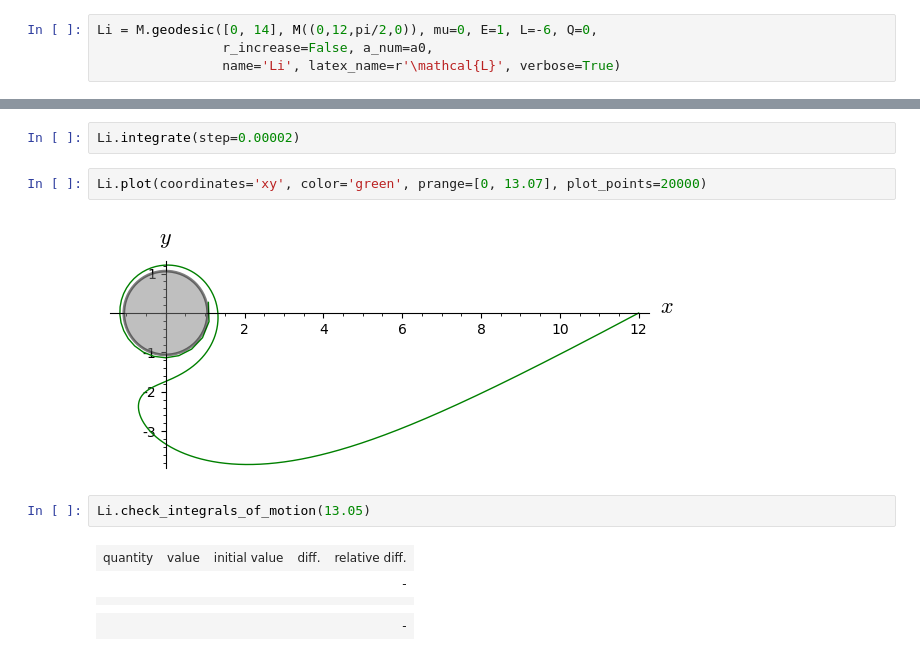
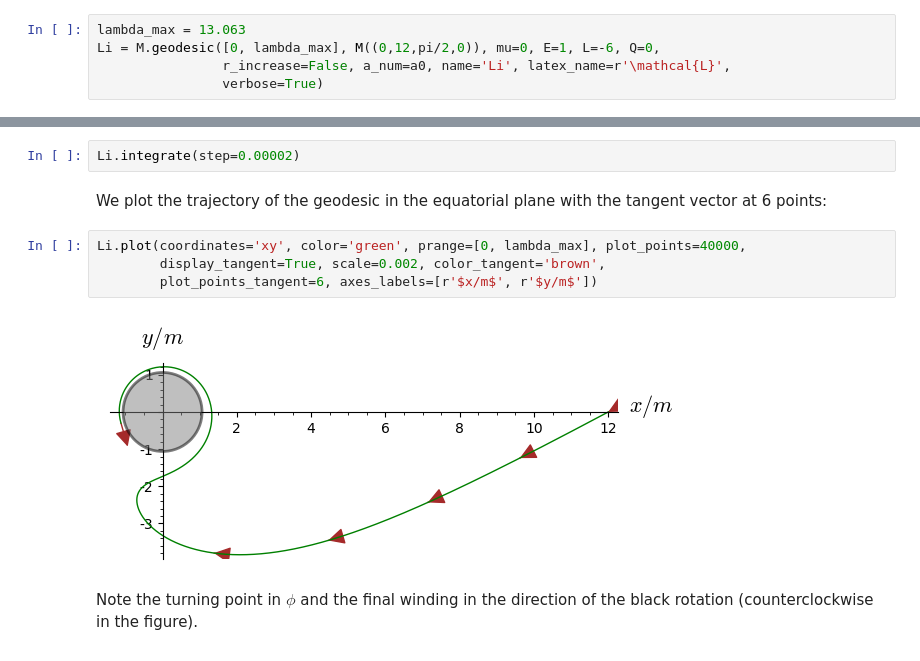
Before and after one commit to BlackHolePerturbationToolkit/kerrgeodesic_gw, a Jupyter notebook: Notebooks/Kerr_geodesics.ipynb, the cells around one changed output, grey strips where cells are left out. Drawn from its saved outputs; the diff is of its cells as text.

Commit message:
Update notebook Kerr_geodesics.ipynb

```diff
--- a/Notebooks/Kerr_geodesics.ipynb
+++ b/Notebooks/Kerr_geodesics.ipynb
@@ -367,7 +367,8 @@ Again, we get a geodesic equivalent to ``Li``:
 # %%
-Li = M.geodesic([0, 14], M((0,12,pi/2,0)), mu=0, E=1, L=-6, Q=0,
-                r_increase=False, a_num=a0,
-                name='Li', latex_name=r'\mathcal{L}', verbose=True)
+lambda_max = 13.063
+Li = M.geodesic([0, lambda_max], M((0,12,pi/2,0)), mu=0, E=1, L=-6, Q=0,
+                r_increase=False, a_num=a0, name='Li', latex_name=r'\mathcal{L}',
+                verbose=True)
 # %% [output]
 Initial tangent vector:
 p = 1.20797381595070 d/dt - 0.901996260873419 d/dr - 0.0399489777089388 d/dph
@@ -375,15 +376,14 @@ The curve was correctly set.
 Parameters appearing in the differential system defining the curve are [a].
 # %%
 Li.integrate(step=0.00002)
+# %% [markdown]
+We plot the trajectory of the geodesic in the equatorial plane with the tangent vector at 6 points:
 # %%
-Li.plot(coordinates='xy', color='green', prange=[0, 13.07], plot_points=20000)
+Li.plot(coordinates='xy', color='green', prange=[0, lambda_max], plot_points=40000,
+        display_tangent=True, scale=0.002, color_tangent='brown',
+        plot_points_tangent=6, axes_labels=[r'$x/m$', r'$y/m$'])
 # %% [output]
-[figure, old version]
+[figure, new version]
-# %%
-Li.check_integrals_of_motion(13.05)
-# %% [output]
-| quantity | value | initial value | diff. | relative diff. |
-|  |  |  |  | - |
-|  |  |  |  |  |
-|  |  |  |  |  |
-|  |  |  |  | - |
+# %% [markdown]
+Note the turning point in $\phi$ and the final winding in the direction of the black
+rotation (counterclockwise in the figure).
```
Also changed, not shown: parts of 5 cells of this notebook.
